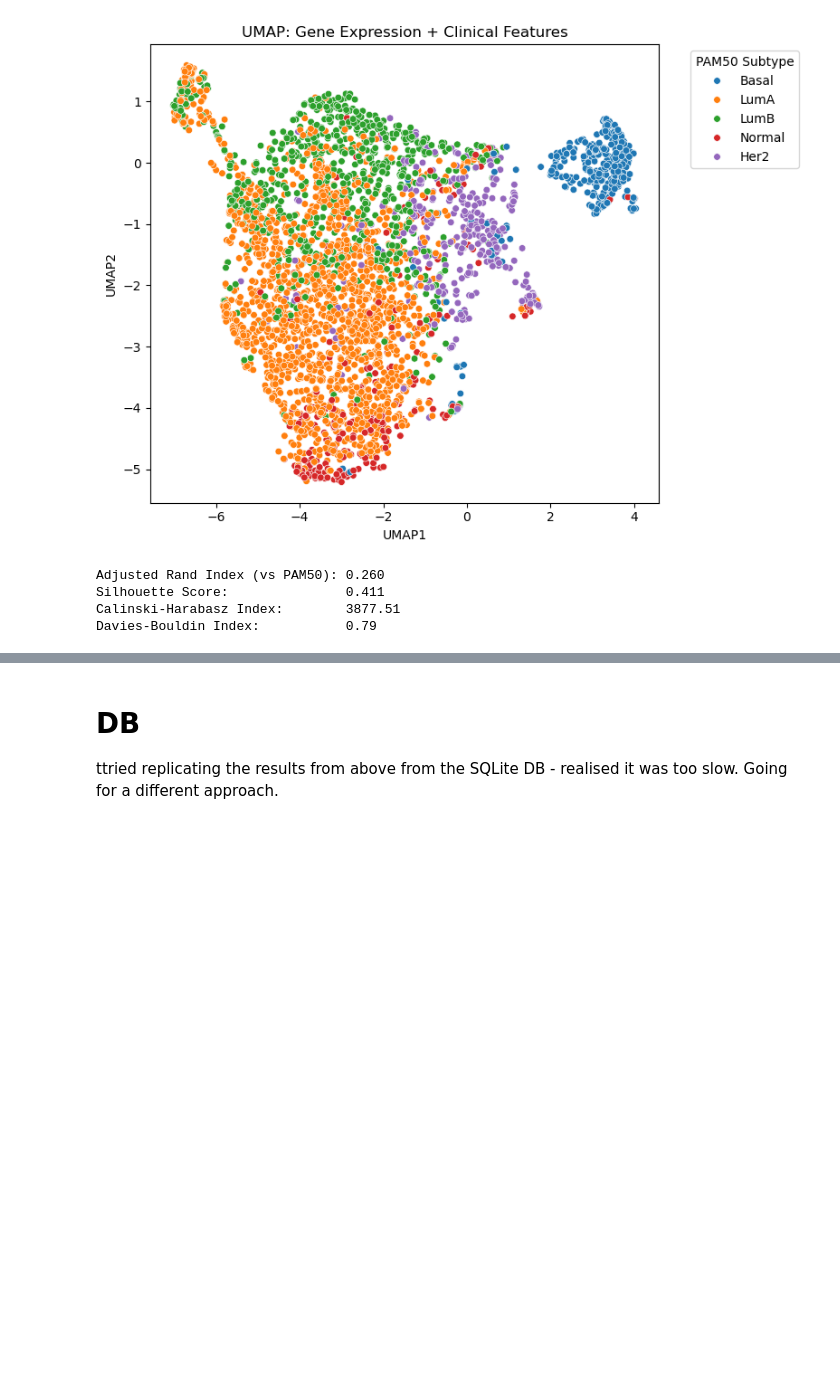
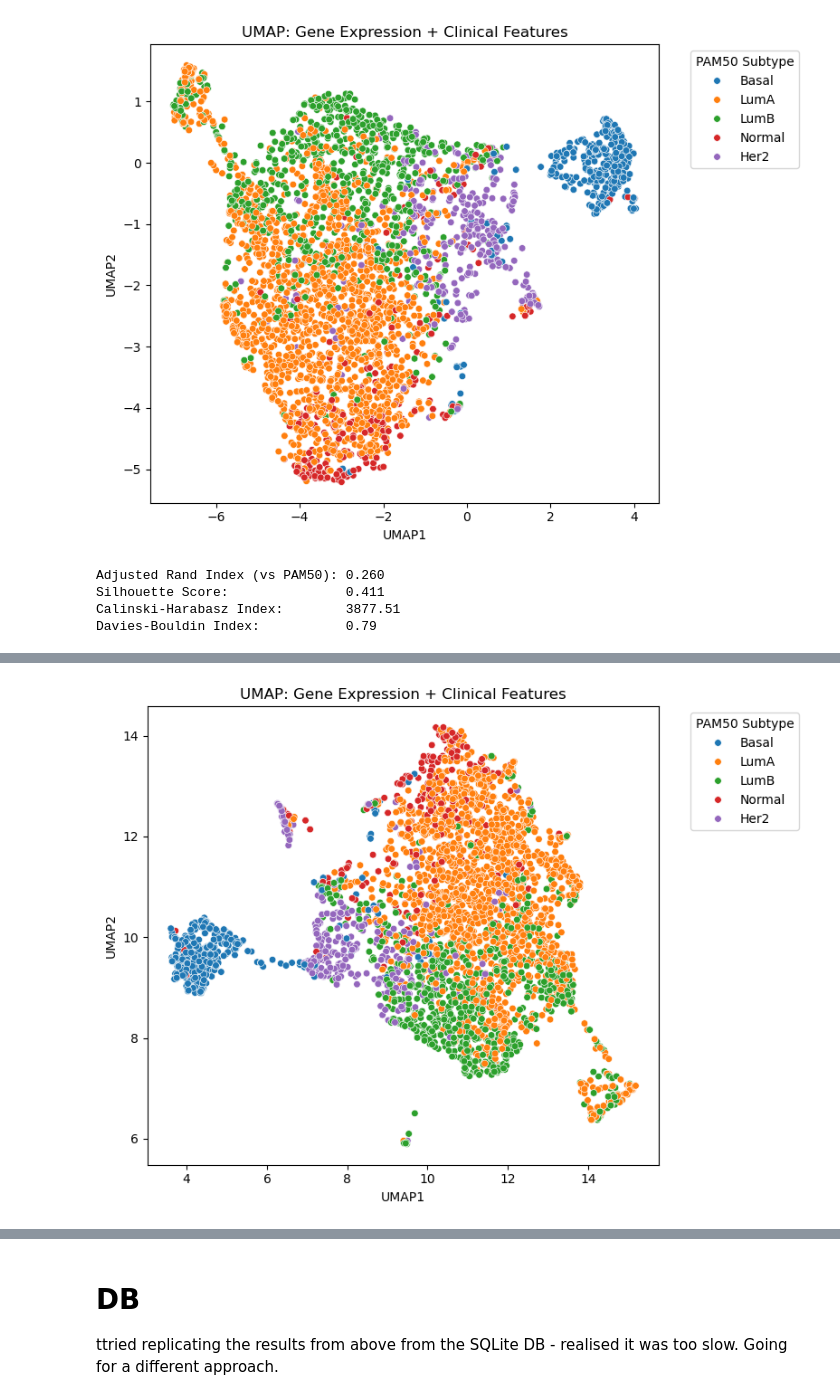
Before and after one commit to starshrimp/bioinformatics-tool, a Jupyter notebook: analysis/unsupervised ml/umap_with_clinical.ipynb, the cells around one changed output, grey strips where cells are left out. Saved outputs shown, nothing was run; the diff lists cells and outputs as text; code cells hidden in the pictures; blank space fills up the shorter version.

Commit message:
subset top 5000 variable genes

```diff
--- a/analysis/unsupervised ml/umap_with_clinical.ipynb
+++ b/analysis/unsupervised ml/umap_with_clinical.ipynb
@@ -130,0 +136,89 @@ Davies-Bouldin Index:           0.79
+# %%
+# zscored_df: samples x genes (wide)
+
+# 1. Calculate variance for each gene (column)
+gene_variances = zscored_df.var(axis=0)
+
+# 2. Select top 5,000 most variable genes
+top5000_genes = gene_variances.sort_values(ascending=False).head(5000).index
+
+# 3. Subset the expression matrix to just those genes
+zscored_df_subset = zscored_df[top5000_genes]
+# %%
+import pandas as pd
+import numpy as np
+from sklearn.decomposition import PCA
+from sklearn.preprocessing import StandardScaler
+from sklearn.impute import SimpleImputer
+import umap
+import matplotlib.pyplot as plt
+import seaborn as sns
+
+
+id_columns = [
+    'last_update_date__Mar 12 2018',
+    'last_update_date__May 04 2022',
+    'instrument model__HiSeq 2000',
+    'instrument model__NextSeq 500',
+    "er prediction mgc", "pgr prediction mgc", "her2 prediction mgc", "ki67 prediction mgc",
+    "nhg prediction mgc", "er prediction sgc", "pgr prediction sgc", "her2 prediction sgc", "ki67 prediction sgc"
+]
+
+# Keep numeric clinical columns only
+clinical_features = clinical_df_indexed.select_dtypes(include=[np.number]).drop(columns=[col for col in id_columns if col in clinical_df_indexed.columns])
+
+# Align sample indices
+clinical_features = clinical_features.loc[zscored_df.index]
+
+# --- Step 1: Separate column types ---
+onehot_cols = [col for col in clinical_features.columns if set(clinical_features[col].dropna().unique()) <= {0, 1}]
+numeric_cols = [col for col in clinical_features.columns if col not in onehot_cols]
+
+# --- Step 2: Impute missing values ---
+imp_num = SimpleImputer(strategy="mean")
+imp_bin = SimpleImputer(strategy="constant", fill_value=0)
+
+clinical_numeric = pd.DataFrame(imp_num.fit_transform(clinical_features[numeric_cols]),
+                                columns=numeric_cols, index=clinical_features.index)
+
+clinical_onehot = pd.DataFrame(imp_bin.fit_transform(clinical_features[onehot_cols]),
+                               columns=onehot_cols, index=clinical_features.index)
+
+clinical_imputed = pd.concat([clinical_numeric, clinical_onehot], axis=1)
+
+# --- Step 3: Reduce gene expression with PCA ---
+pca = PCA(n_components=100, random_state=42)
+X_pca = pca.fit_transform(zscored_df_subset)
+
+
+# --- Step 4: Scale clinical features ---
+scaler = StandardScaler()
+clinical_scaled = scaler.fit_transform(clinical_imputed)
+
+# --- Step 5: Combine expression + clinical ---
+X_combined = np.hstack((X_pca, clinical_scaled))
+
+# --- Step 6: UMAP projection ---
+reducer = umap.UMAP(random_state=42)
+X_umap = reducer.fit_transform(X_combined)
+
+# --- Step 7: Create DataFrame for downstream use ---
+umap_df = pd.DataFrame(X_umap, columns=["UMAP1", "UMAP2"], index=zscored_df.index)
+umap_df = umap_df.join(clinical_df_indexed)
+
+# Reconstruct pam50_subtype from one-hot columns
+subtype_cols = [col for col in umap_df.columns if col.startswith("pam50 subtype__")]
+
+# Convert one-hot back to a single column
+umap_df["pam50_subtype"] = umap_df[subtype_cols].idxmax(axis=1).str.replace("pam50 subtype__", "")
+
+
+# --- Step 8: Visualize ---
+plt.figure(figsize=(8, 6))
+sns.scatterplot(data=umap_df, x="UMAP1", y="UMAP2", hue="pam50_subtype", palette="tab10", s=30)
+plt.title("UMAP: Gene Expression + Clinical Features")
+plt.legend(title="PAM50 Subtype", bbox_to_anchor=(1.05, 1), loc='upper left')
+plt.tight_layout()
+plt.show()
+# %% [output]
+[figure, added]
```
Also changed, not shown: parts of 4 cells of this notebook.
